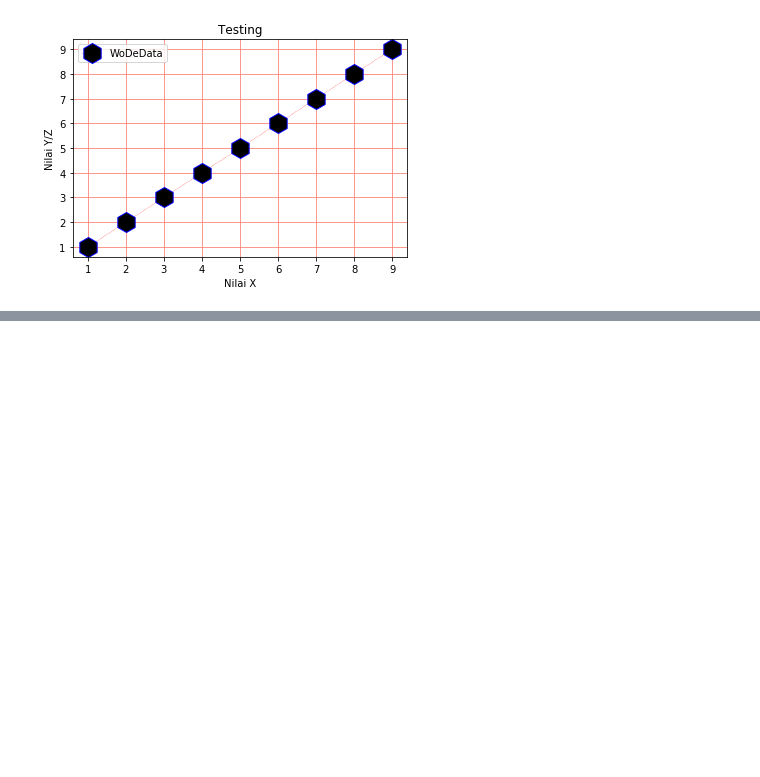
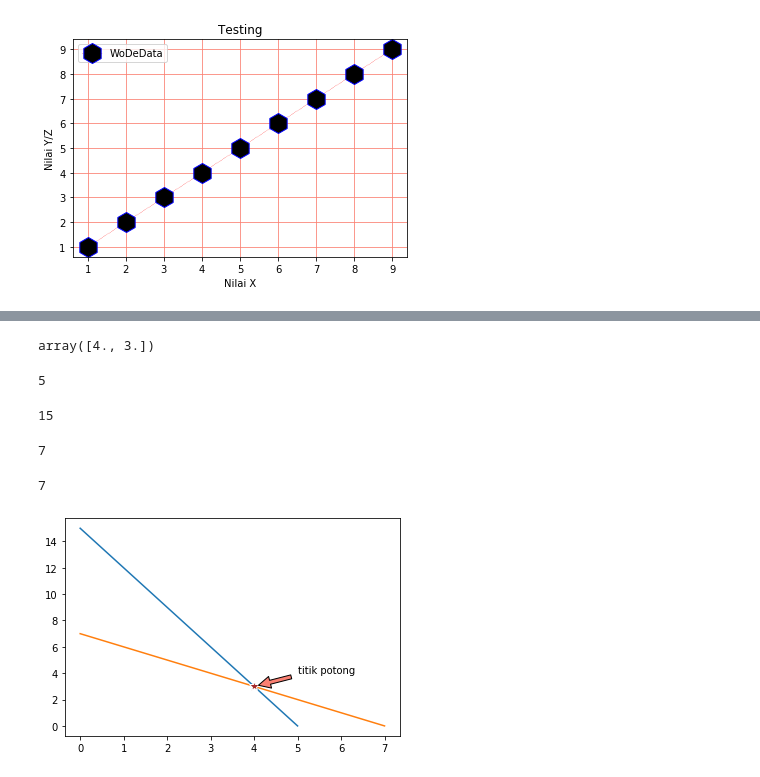
Before and after one commit to stvnc/Python-Project, a Jupyter notebook: Modul02/day17/matplotlib10Dec.ipynb, the cells around one changed output, grey strips where cells are left out. Drawn from its saved outputs; the diff is of its cells as text; code cells hidden in the pictures; blank space fills up the shorter version.

```diff
--- a/Modul02/day17/matplotlib10Dec.ipynb
+++ b/Modul02/day17/matplotlib10Dec.ipynb
@@ -82,0 +89,62 @@ plt.show()
+# %%
+'''
+    3x + y = 15,
+    x + y = 7
+'''
+firstEq = np.array([
+    [3, 1],
+    [1, 1]
+])
+secondEq = np.array([15, 7])
+
+hasil = np.linalg.solve(firstEq, secondEq)
+hasil
+# %% [output]
+array([4., 3.])
+# %%
+firstEquation = np.array([3]).reshape(1, 1)
+firstEquation2 = np.array([15]).reshape(1, 1)
+firstValue = np.linalg.solve(firstEquation, firstEquation2)
+firstValue = int(firstValue[0])
+firstValue
+# %% [output]
+5
+# %%
+secondEquation = np.array([1]).reshape(1,1)
+secondEquation2 = np.array([15]).reshape(1,1)
+secondValue = np.linalg.solve(secondEquation, secondEquation2)
+secondValue = int(secondValue[0])
+secondValue
+# %% [output]
+15
+# %%
+thirdEquation = np.array([1]).reshape(1,1)
+thirdEquation2 = np.array([7]).reshape(1,1)
+thirdValue = np.linalg.solve(thirdEquation, thirdEquation2)
+thirdValue = int(thirdValue[0])
+thirdValue
+# %% [output]
+7
+# %%
+fourthEquation = np.array([1]).reshape(1,1)
+fourthEquation2 = np.array([7]).reshape(1,1)
+fourthValue = np.linalg.solve(fourthEquation, fourthEquation2)
+fourthValue = int(fourthValue[0])
+fourthValue
+# %% [output]
+7
+# %%
+firstLoc = [firstValue, 0]
+secondLoc = [0, secondValue]
+thirdLoc = [thirdValue, 0]
+fourthLoc = [0, fourthValue]
+plt.plot(firstLoc, secondLoc, thirdLoc, fourthLoc)
+plt.plot(hasil[0], hasil[1], marker='*', markersize = 10, markerfacecolor='brown', markeredgecolor='white')
+plt.annotate('titik potong', xy = (hasil[0], hasil[1]), xytext = (hasil[0]+1, hasil[1]+1),
+            arrowprops={
+                'facecolor': 'salmon',
+                'shrink': .1
+            })
+plt.show()
+# %% [output]
+[figure, added]
```
Also changed, not shown: parts of 7 cells of this notebook.
